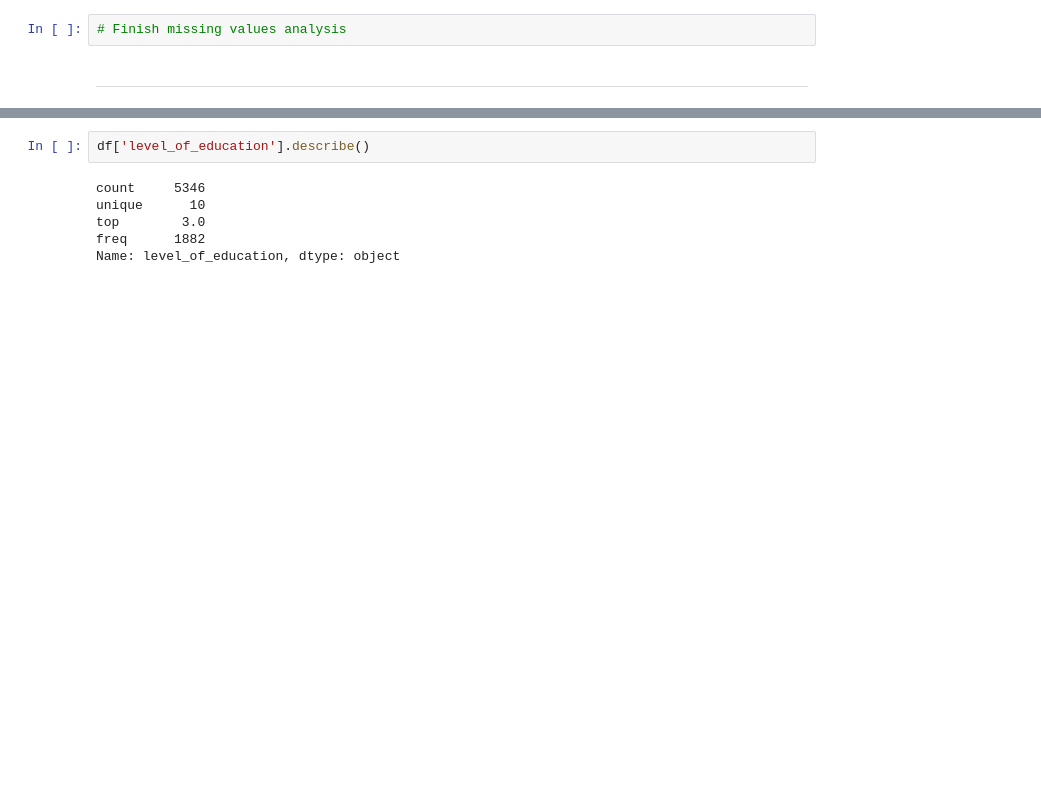
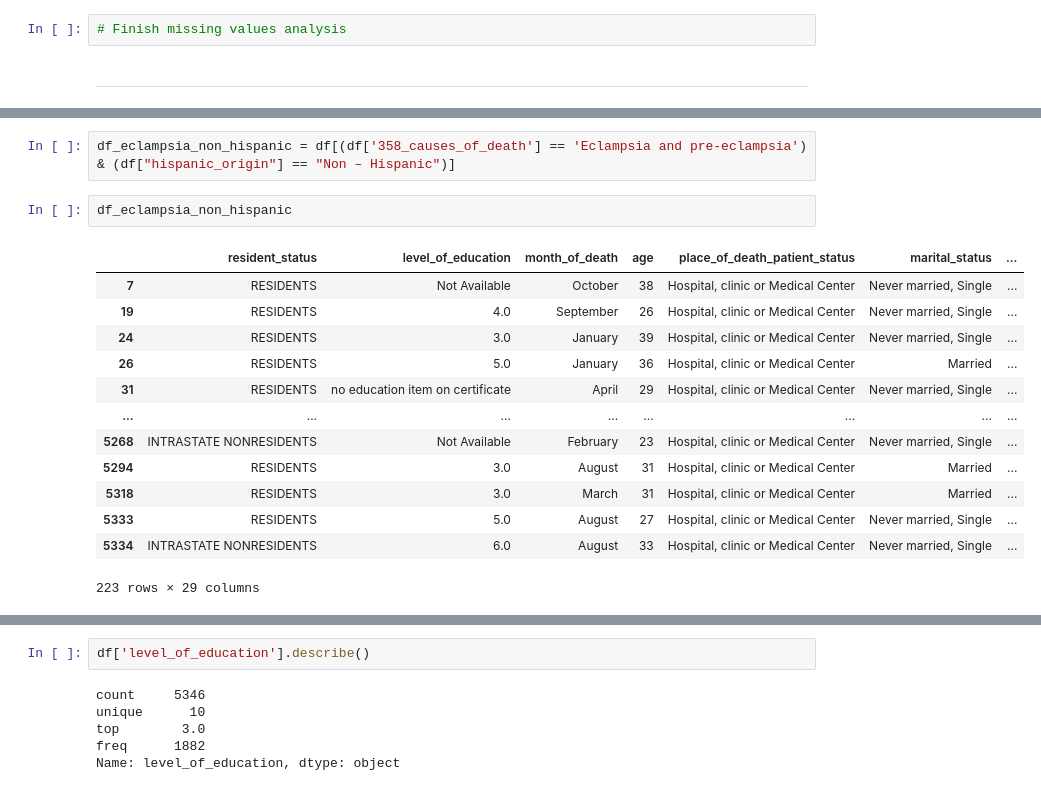
Before and after one commit to andrezafeu/maternal_mortality, a Jupyter notebook: EDA.ipynb, the cells around one changed output, grey strips where cells are left out. Drawn from its saved outputs; the diff is of its cells as text; blank space fills up the shorter version.

```diff
--- a/EDA.ipynb
+++ b/EDA.ipynb
@@ -253,0 +354,18 @@ The number of N/A records for the column manner_of_death are 0.06160572337042925
+# %%
+df_eclampsia_non_hispanic = df[(df['358_causes_of_death'] == 'Eclampsia and pre-eclampsia') & (df["hispanic_origin"] == "Non – Hispanic")]
+# %%
+df_eclampsia_non_hispanic
+# %% [output]
+|  | resident_status | level_of_education | month_of_death | age | place_of_death_patient_status | marital_status | ... |
+| 7 | RESIDENTS | Not Available | October | 38 | Hospital, clinic or Medical Center | Never married, Single | ... |
+| 19 | RESIDENTS | 4.0 | September | 26 | Hospital, clinic or Medical Center | Never married, Single | ... |
+| 24 | RESIDENTS | 3.0 | January | 39 | Hospital, clinic or Medical Center | Never married, Single | ... |
+| 26 | RESIDENTS | 5.0 | January | 36 | Hospital, clinic or Medical Center | Married | ... |
+| 31 | RESIDENTS | no education item on certificate | April | 29 | Hospital, clinic or Medical Center | Never married, Single | ... |
+| ... | ... | ... | ... | ... | ... | ... | ... |
+| 5268 | INTRASTATE NONRESIDENTS | Not Available | February | 23 | Hospital, clinic or Medical Center | Never married, Single | ... |
+| 5294 | RESIDENTS | 3.0 | August | 31 | Hospital, clinic or Medical Center | Married | ... |
+| 5318 | RESIDENTS | 3.0 | March | 31 | Hospital, clinic or Medical Center | Married | ... |
+| 5333 | RESIDENTS | 5.0 | August | 27 | Hospital, clinic or Medical Center | Never married, Single | ... |
+| 5334 | INTRASTATE NONRESIDENTS | 6.0 | August | 33 | Hospital, clinic or Medical Center | Never married, Single | ... |
+223 rows × 29 columns
```
Also changed, not shown: parts of 19 cells of this notebook.
